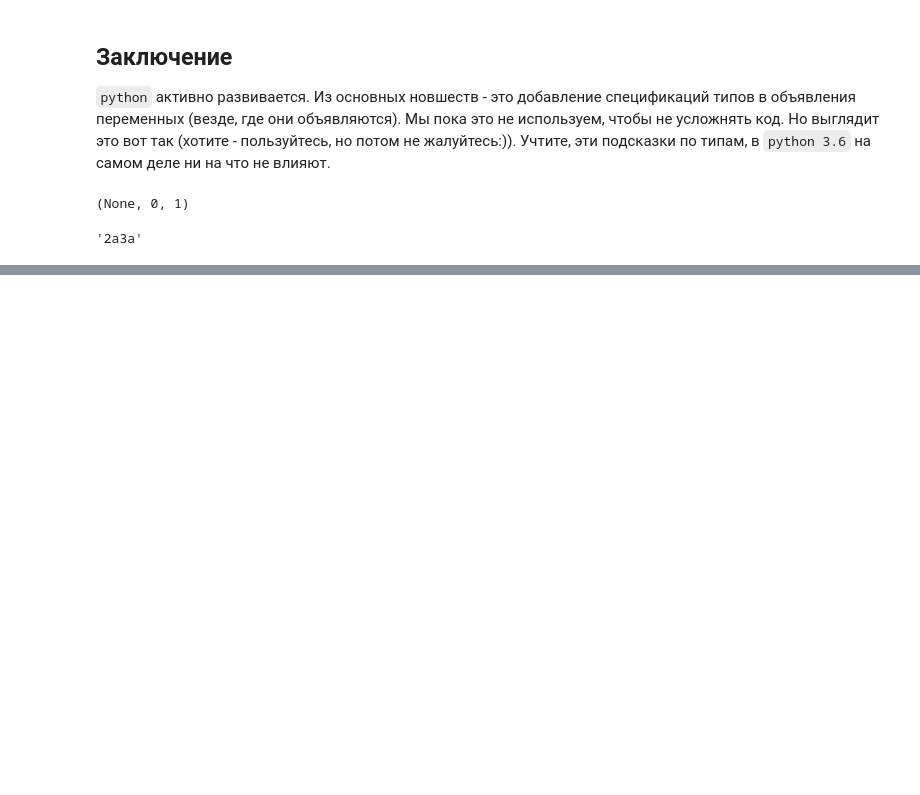
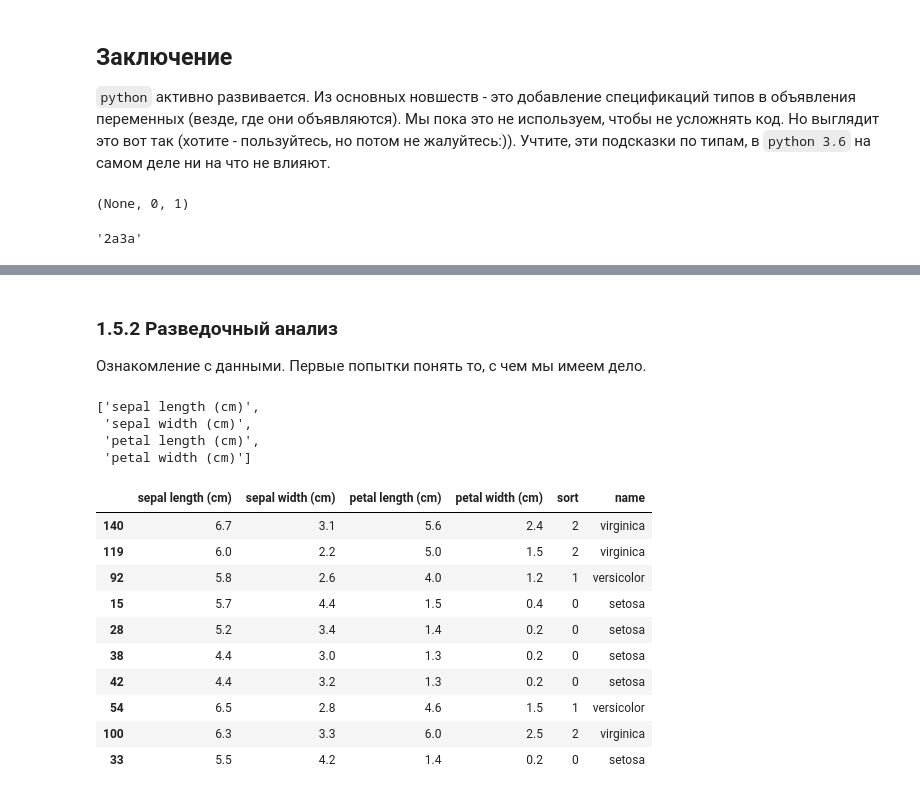
Before and after one commit to timeseries-ru/course, a Jupyter notebook: day_1.ipynb, the cells around one changed output, grey strips where cells are left out. Cells and saved outputs as stored; diff of their text form; code cells hidden in the pictures; blank space fills up the shorter version.

```diff
--- a/day_1.ipynb
+++ b/day_1.ipynb
@@ -771,0 +796,47 @@ example("2a", "3a")
+# %% [markdown]
+### 1.5.2 Разведочный анализ
+
+Ознакомление с данными. Первые попытки понять то, с чем мы имеем дело.
+# %%
+from sklearn.datasets import load_iris
+
+# распечатаем какие есть признаки у данных
+iris = load_iris()
+iris.feature_names
+# %% [output]
+['sepal length (cm)',
+ 'sepal width (cm)',
+ 'petal length (cm)',
+ 'petal width (cm)']
+# %%
+# загрузим данные в pandas-таблицу
+
+features_data = {
+    iris.feature_names[index]: iris.data[:, index] \
+    for index in range(len(iris.feature_names))
+}
+
+features_data['sort'] = iris.target
+features_data['name'] = [
+    iris.target_names[sort] for sort in iris.target
+]
+
+frame = pd.DataFrame(
+    features_data,
+    columns=iris.feature_names + ['sort', 'name']
+)
+
+# и посмотрим на случайную выборку из 10 цветов
+frame.sample(10)
+# %% [output]
+|  | sepal length (cm) | sepal width (cm) | petal length (cm) | petal width (cm) | sort | name |
+| 140 | 6.7 | 3.1 | 5.6 | 2.4 | 2 | virginica |
+| 119 | 6.0 | 2.2 | 5.0 | 1.5 | 2 | virginica |
+| 92 | 5.8 | 2.6 | 4.0 | 1.2 | 1 | versicolor |
+| 15 | 5.7 | 4.4 | 1.5 | 0.4 | 0 | setosa |
+| 28 | 5.2 | 3.4 | 1.4 | 0.2 | 0 | setosa |
+| 38 | 4.4 | 3.0 | 1.3 | 0.2 | 0 | setosa |
+| 42 | 4.4 | 3.2 | 1.3 | 0.2 | 0 | setosa |
+| 54 | 6.5 | 2.8 | 4.6 | 1.5 | 1 | versicolor |
+| 100 | 6.3 | 3.3 | 6.0 | 2.5 | 2 | virginica |
+| 33 | 5.5 | 4.2 | 1.4 | 0.2 | 0 | setosa |
```
Also changed, not shown: parts of 29 cells of this notebook.
